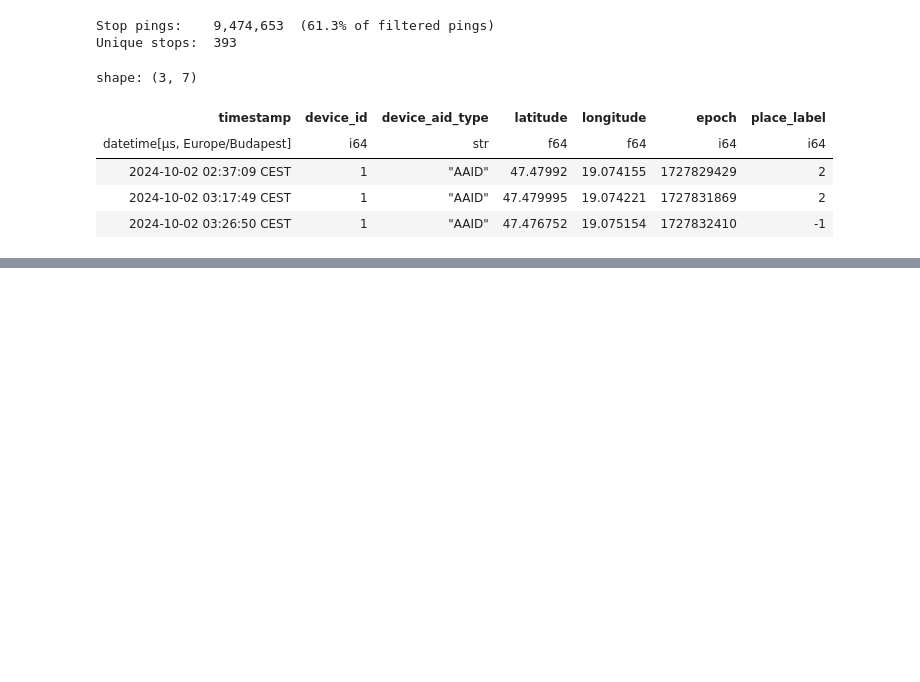
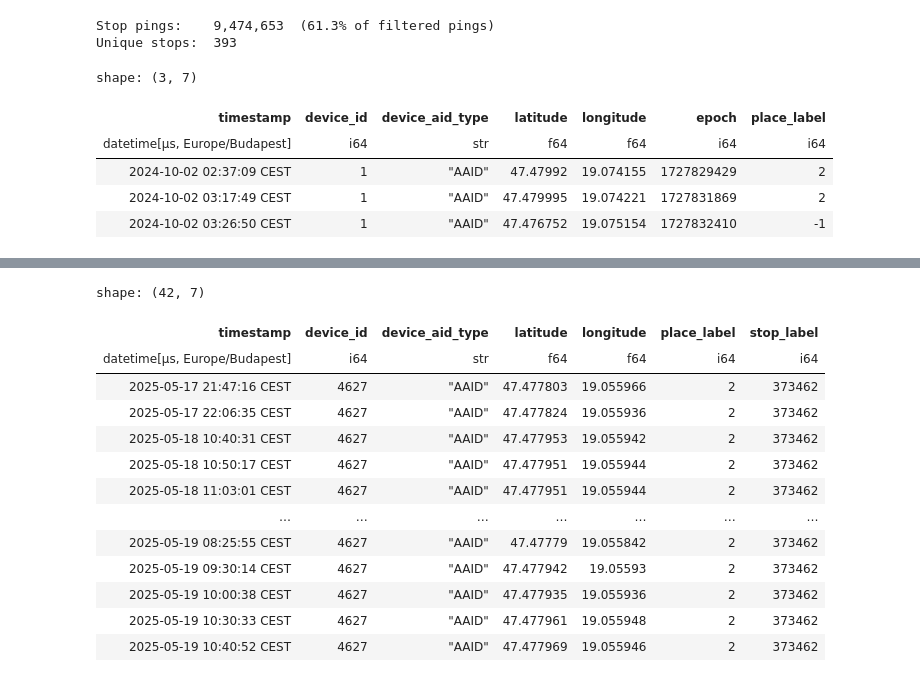
Before and after one commit to ANETILab/wp7_data_processing, a Jupyter notebook: src/05_detect_stops.ipynb, the cells around one changed output, grey strips where cells are left out. Saved outputs shown, nothing was run; the diff lists cells and outputs as text; code cells hidden in the pictures; blank space fills up the shorter version.

Commit message:
Commit stop labeling work GH-8

```diff
--- a/src/05_detect_stops.ipynb
+++ b/src/05_detect_stops.ipynb
@@ -84,16 +84,19 @@ def give_stop_labels(place_labels: list) -> list:
     """
     >>> give_stop_labels([-1, -1, 0, 0, 0, -1, -1, 1, 1, 1, -1, -1, 2, 2, -1, -1, 0, 0, -1, -1])
     [-1, -1, 1, 1, 1, -1, -1, 2, 2, 2, -1, -1, 3, 3, -1, -1, 4, 4, -1, -1]
+    >>> give_stop_labels([-1, -1, 0, 0, 0, -1, -1, 1, 1, 1, 2, 2, -1, -1, 0, 0, -1, -1])
+    [-1, -1, 1, 1, 1, -1, -1, 2, 2, 2, 3, 3, -1, -1, 4, 4, -1, -1]
     """
-    k = 1
+    k = 0
     stop_labels = []
     prev = None
     for i in place_labels:
-        if i != -1:
-            if prev == -1:
-                k += 1
-            stop_labels.append(k)
+        # print(f"k: {k}, prev: {prev}, i: {i}")
+        if prev != i and i != -1:
+            k += 1
         if i == -1:
             stop_labels.append(-1)
+        if i != -1:
+            stop_labels.append(k)
         prev = i
     return stop_labels
@@ -103 +198,18 @@ clustered = clustered.with_columns(pl.Series(name="stop_label", values=stop_labe
+# %%
+clustered.filter(pl.col.stop_label == 373462)
+# %% [output]
+shape: (42, 7)
+| timestamp | device_id | device_aid_type | latitude | longitude | place_label | stop_label |
+| datetime[μs, Europe/Budapest] | i64 | str | f64 | f64 | i64 | i64 |
+| 2025-05-17 21:47:16 CEST | 4627 | "AAID" | 47.477803 | 19.055966 | 2 | 373462 |
+| 2025-05-17 22:06:35 CEST | 4627 | "AAID" | 47.477824 | 19.055936 | 2 | 373462 |
+| 2025-05-18 10:40:31 CEST | 4627 | "AAID" | 47.477953 | 19.055942 | 2 | 373462 |
+| 2025-05-18 10:50:17 CEST | 4627 | "AAID" | 47.477951 | 19.055944 | 2 | 373462 |
+| 2025-05-18 11:03:01 CEST | 4627 | "AAID" | 47.477951 | 19.055944 | 2 | 373462 |
+| … | … | … | … | … | … | … |
+| 2025-05-19 08:25:55 CEST | 4627 | "AAID" | 47.47779 | 19.055842 | 2 | 373462 |
+| 2025-05-19 09:30:14 CEST | 4627 | "AAID" | 47.477942 | 19.05593 | 2 | 373462 |
+| 2025-05-19 10:00:38 CEST | 4627 | "AAID" | 47.477935 | 19.055936 | 2 | 373462 |
+| 2025-05-19 10:30:33 CEST | 4627 | "AAID" | 47.477961 | 19.055948 | 2 | 373462 |
+| 2025-05-19 10:40:52 CEST | 4627 | "AAID" | 47.477969 | 19.055946 | 2 | 373462 |
 # %%
```
Also changed, not shown: parts of 9 cells of this notebook.
